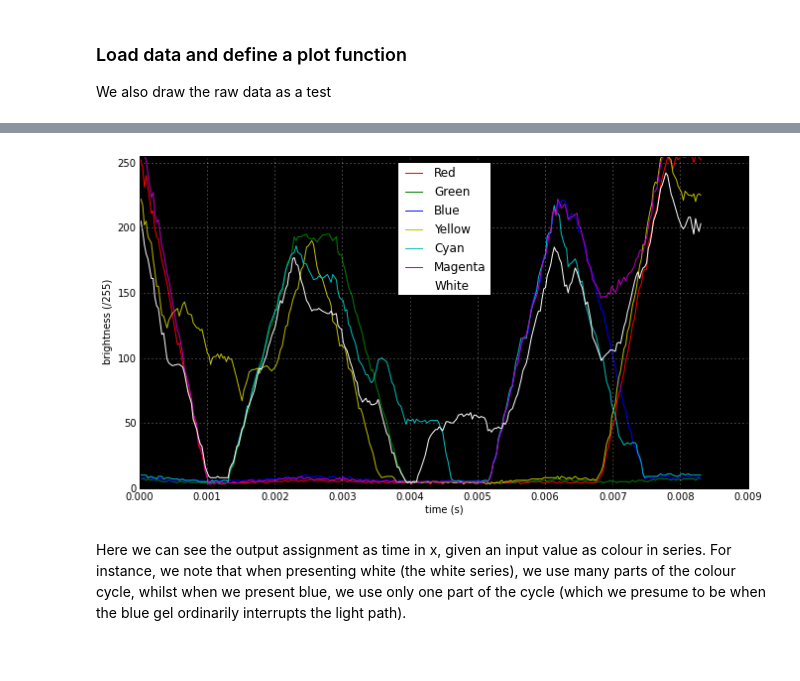
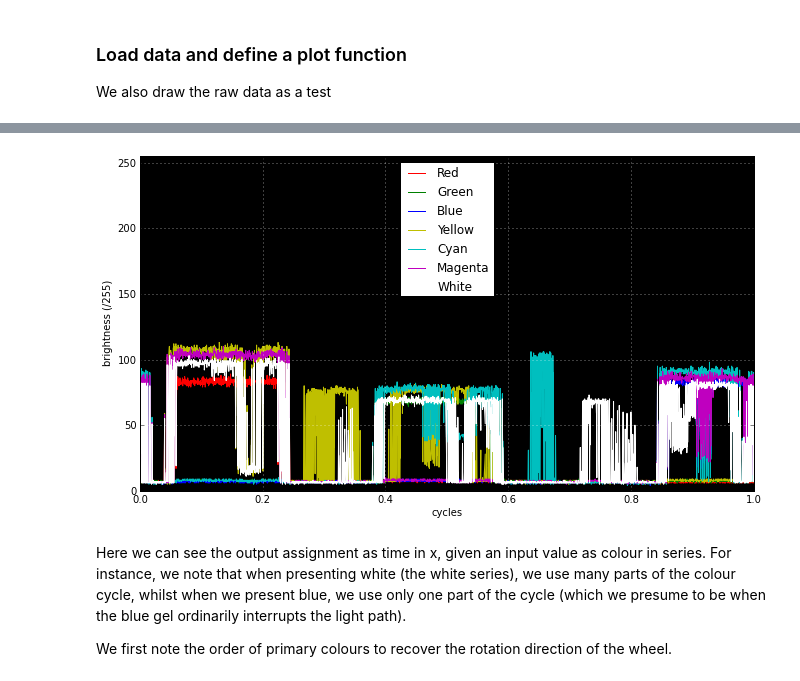
Before and after one commit to elliotwoods/Research.DigitalEmulsionEngine, a Jupyter notebook: python/3. Colour wheel cycle timings.ipynb, the cells around one changed output, grey strips where cells are left out. Cells and saved outputs as stored; diff of their text form; code cells hidden in the pictures.

```diff
--- a/python/3. Colour wheel cycle timings.ipynb
+++ b/python/3. Colour wheel cycle timings.ipynb
@@ -95,7 +96,7 @@ for filename in filenames:
 
 We also draw the raw data as a test
 # %%
-filename = dataPath + "120Hz.txt"
+filename = dataPath + "120Hz-1us-2s.txt"
 dataSet = loadtxt(filename)
 
 #time is in microseconds currently
@@ -105,6 +106,7 @@ dataSet[:,0] *= timeMagnitude
 def setupFigure():
     fig = figure()
     axes = fig.add_subplot(1, 1, 1, axisbg='black')
+    return axes
 
 def plotSeries():
     plot(dataSet[:,0],dataSet[:,1], 'r-', label="Red")
@@ -115,17 +117,17 @@ def plotSeries():
     plot(dataSet[:,0],dataSet[:,6], 'm-', label="Magenta")
     plot(dataSet[:,0],dataSet[:,7], 'w-', label="White")
 
-def finaliseFigure():
+def finaliseFigure(xaxis='time (s)'):
     ylim([0, 255])
     ylabel('brightness (/255)')
-    xlabel('time (s)')
+    xlabel(xaxis)
     grid(True, which='both', axis='both', color='w')
     legend(loc='upper center')
 
-def plotDataSet():
+def plotDataSet(xaxis='time (s)'):
     setupFigure()
     plotSeries()
-    finaliseFigure()
+    finaliseFigure(xaxis)
 
 plotDataSet()
 # %% [output]
@@ -135,17 +139,20 @@ plotDataSet()
 # %%
 projectorFrameRate = 120
-interval = 1.0 / projectorFrameRate
+wheelInterval = 1.0 / projectorFrameRate
 
 for row in range(dataSet.shape[0]):
     timestamp = dataSet[row,0]
-    nPeriods = floor_divide(timestamp, interval)
-    dataSet[row,0] -= nPeriods * interval
+    nPeriods = floor_divide(timestamp, wheelInterval)
+    dataSet[row,0] -= nPeriods * wheelInterval
 
 sortedIndices = argsort(dataSet[:,0])
 dataSet = dataSet[sortedIndices,:]
+dataSet[:,0] /= wheelInterval
 
-plotDataSet()
+plotDataSet(xaxis='cycles')
 # %% [output]
-[figure, old version]
+[figure, new version]
 # %% [markdown]
 Here we can see the output assignment as time in x, given an input value as colour in series. For instance, we note that when presenting white (the white series), we use many parts of the colour cycle, whilst when we present blue, we use only one part of the cycle (which we presume to be when the blue gel ordinarily interrupts the light path).
+
+We first note the order of primary colours to recover the rotation direction of the wheel.
```
Also changed, not shown: parts of 13 cells of this notebook, 11 other files.
